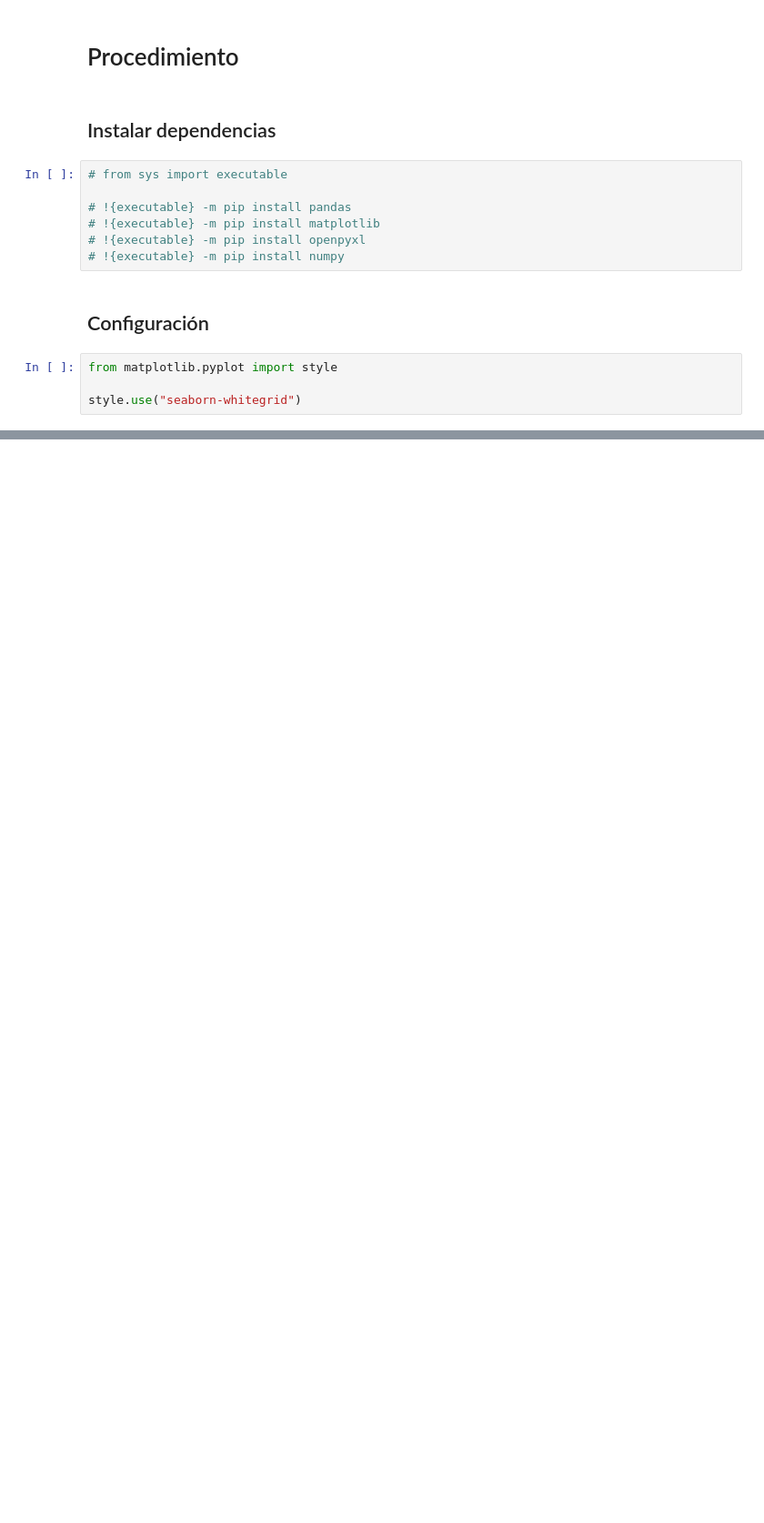
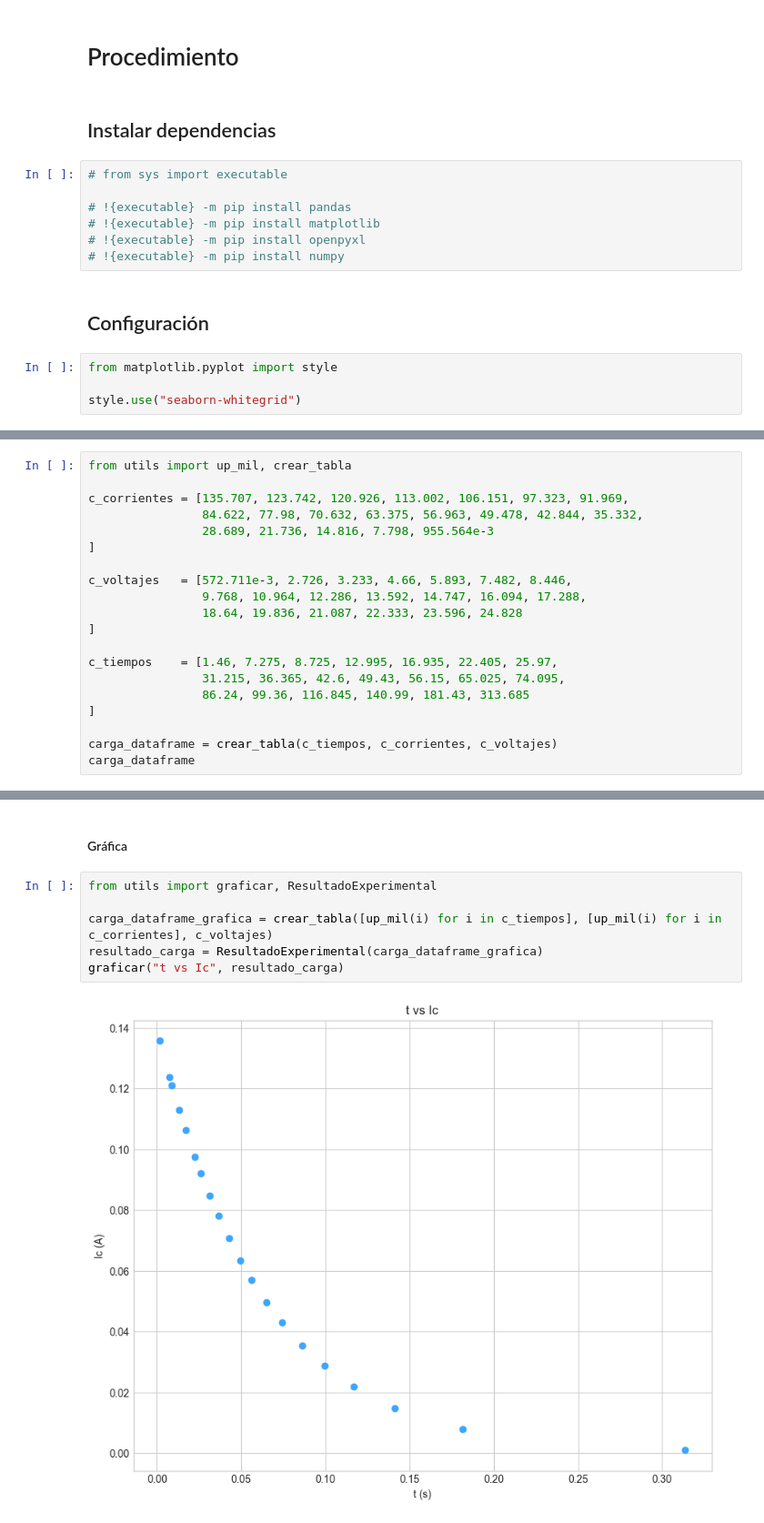
Before and after one commit to afgalvan/circuit-lab, a Jupyter notebook: circuit_lab.ipynb, the cells around one changed output, grey strips where cells are left out. Shown at 91% size. Drawn from its saved outputs; the diff is of its cells as text; blank space fills up the shorter version.

```diff
--- a/circuit_lab.ipynb
+++ b/circuit_lab.ipynb
@@ -45,0 +50,20 @@ style.use("seaborn-whitegrid")
+# %%
+from utils import up_mil, crear_tabla
+
+c_corrientes = [135.707, 123.742, 120.926, 113.002, 106.151, 97.323, 91.969,
+                84.622, 77.98, 70.632, 63.375, 56.963, 49.478, 42.844, 35.332,
+                28.689, 21.736, 14.816, 7.798, 955.564e-3
+]
+
+c_voltajes   = [572.711e-3, 2.726, 3.233, 4.66, 5.893, 7.482, 8.446,
+                9.768, 10.964, 12.286, 13.592, 14.747, 16.094, 17.288,
+                18.64, 19.836, 21.087, 22.333, 23.596, 24.828
+]
+
+c_tiempos    = [1.46, 7.275, 8.725, 12.995, 16.935, 22.405, 25.97,
+                31.215, 36.365, 42.6, 49.43, 56.15, 65.025, 74.095,
+                86.24, 99.36, 116.845, 140.99, 181.43, 313.685
+]
+
+carga_dataframe = crear_tabla(c_tiempos, c_corrientes, c_voltajes)
+carga_dataframe
@@ -45,0 +88,10 @@ style.use("seaborn-whitegrid")
+# %% [markdown]
+#### Gráfica
+# %%
+from utils import graficar, ResultadoExperimental
+
+carga_dataframe_grafica = crear_tabla([up_mil(i) for i in c_tiempos], [up_mil(i) for i in c_corrientes], c_voltajes)
+resultado_carga = ResultadoExperimental(carga_dataframe_grafica)
+graficar("t vs Ic", resultado_carga)
+# %% [output]
+[figure, added]
```
Also changed, not shown: parts of 8 cells of this notebook, 3 other files.
